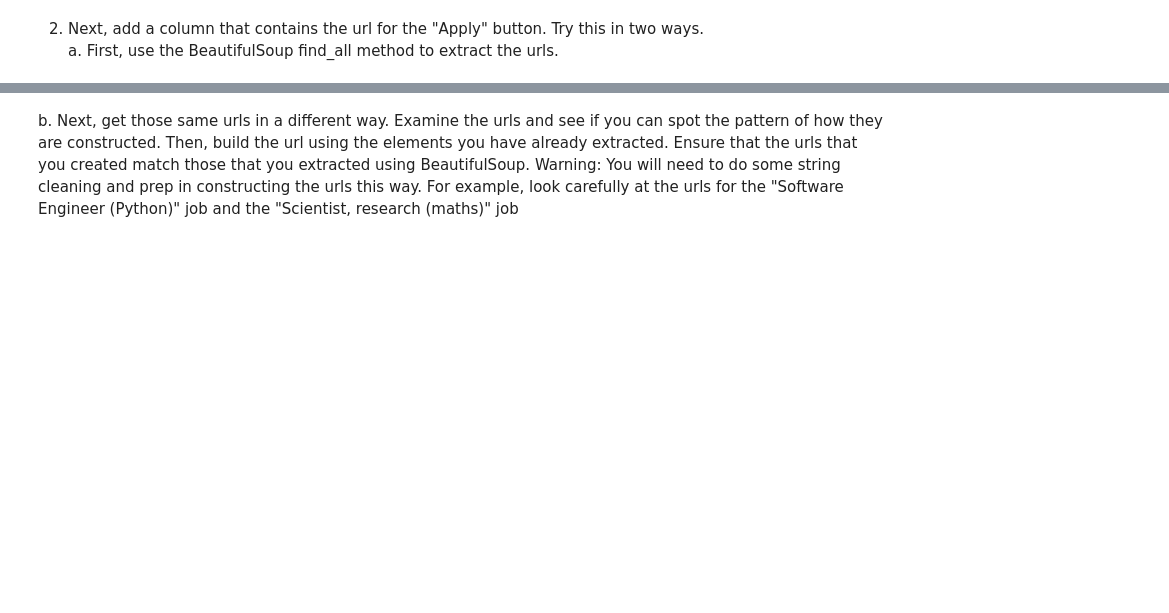
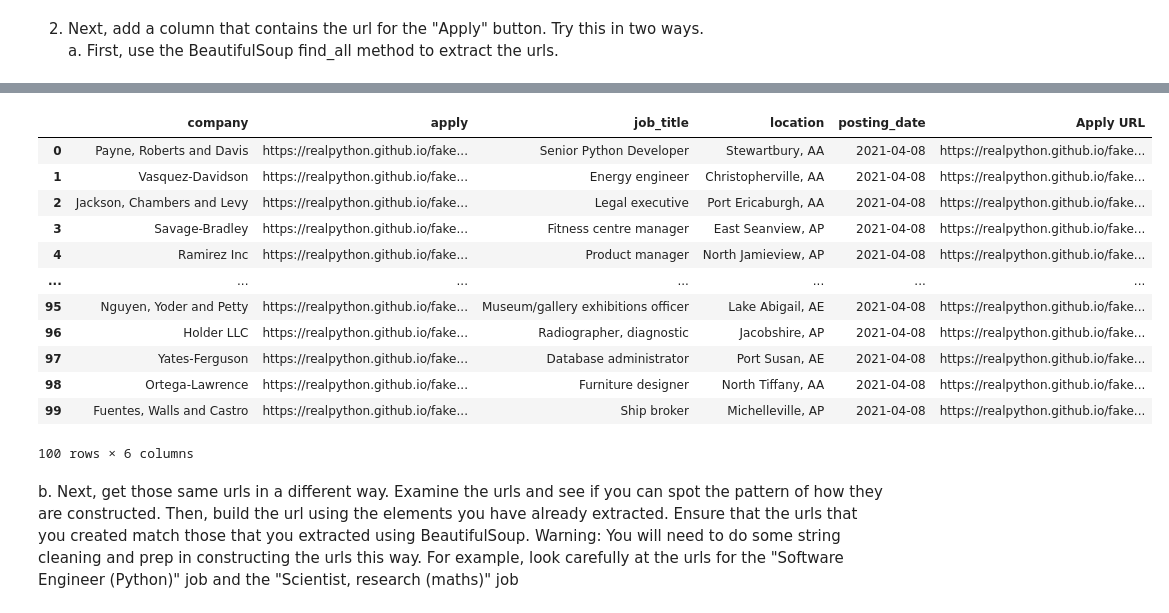
Before and after one commit to NSS-Full-Time-Data-Analytics-11/webscraping-ShandenKey, a Jupyter notebook: notebook/webscraping.ipynb, the cells around one changed output, grey strips where cells are left out. Saved outputs shown, nothing was run; the diff lists cells and outputs as text; code cells hidden in the pictures; blank space fills up the shorter version.

Commit message:
tues mid - add apply column

```diff
--- a/notebook/webscraping.ipynb
+++ b/notebook/webscraping.ipynb
@@ -69,3 +247,21 @@ apply_link
+# %%
+jobs_info['Apply URL'] = apply_link
+# %%
+jobs_info
+# %% [output]
+|  | company | apply | job_title | location | posting_date | Apply URL |
+| 0 | Payne, Roberts and Davis | https://realpython.github.io/fake... | Senior Python Developer | Stewartbury, AA | 2021-04-08 | https://realpython.github.io/fake... |
+| 1 | Vasquez-Davidson | https://realpython.github.io/fake... | Energy engineer | Christopherville, AA | 2021-04-08 | https://realpython.github.io/fake... |
+| 2 | Jackson, Chambers and Levy | https://realpython.github.io/fake... | Legal executive | Port Ericaburgh, AA | 2021-04-08 | https://realpython.github.io/fake... |
+| 3 | Savage-Bradley | https://realpython.github.io/fake... | Fitness centre manager | East Seanview, AP | 2021-04-08 | https://realpython.github.io/fake... |
+| 4 | Ramirez Inc | https://realpython.github.io/fake... | Product manager | North Jamieview, AP | 2021-04-08 | https://realpython.github.io/fake... |
+| ... | ... | ... | ... | ... | ... | ... |
+| 95 | Nguyen, Yoder and Petty | https://realpython.github.io/fake... | Museum/gallery exhibitions officer | Lake Abigail, AE | 2021-04-08 | https://realpython.github.io/fake... |
+| 96 | Holder LLC | https://realpython.github.io/fake... | Radiographer, diagnostic | Jacobshire, AP | 2021-04-08 | https://realpython.github.io/fake... |
+| 97 | Yates-Ferguson | https://realpython.github.io/fake... | Database administrator | Port Susan, AE | 2021-04-08 | https://realpython.github.io/fake... |
+| 98 | Ortega-Lawrence | https://realpython.github.io/fake... | Furniture designer | North Tiffany, AA | 2021-04-08 | https://realpython.github.io/fake... |
+| 99 | Fuentes, Walls and Castro | https://realpython.github.io/fake... | Ship broker | Michelleville, AP | 2021-04-08 | https://realpython.github.io/fake... |
+100 rows × 6 columns
 # %% [markdown]
 b. Next, get those same urls in a different way. Examine the urls and see if you can spot the pattern of how they are constructed. Then, build the url using the elements you have already extracted. Ensure that the urls that you created match those that you extracted using BeautifulSoup. Warning: You will need to do some string cleaning and prep in constructing the urls this way. For example, look carefully at the urls for the "Software Engineer (Python)" job and the "Scientist, research (maths)" job
 # %%
```
Also changed, not shown: parts of 19 cells of this notebook.
